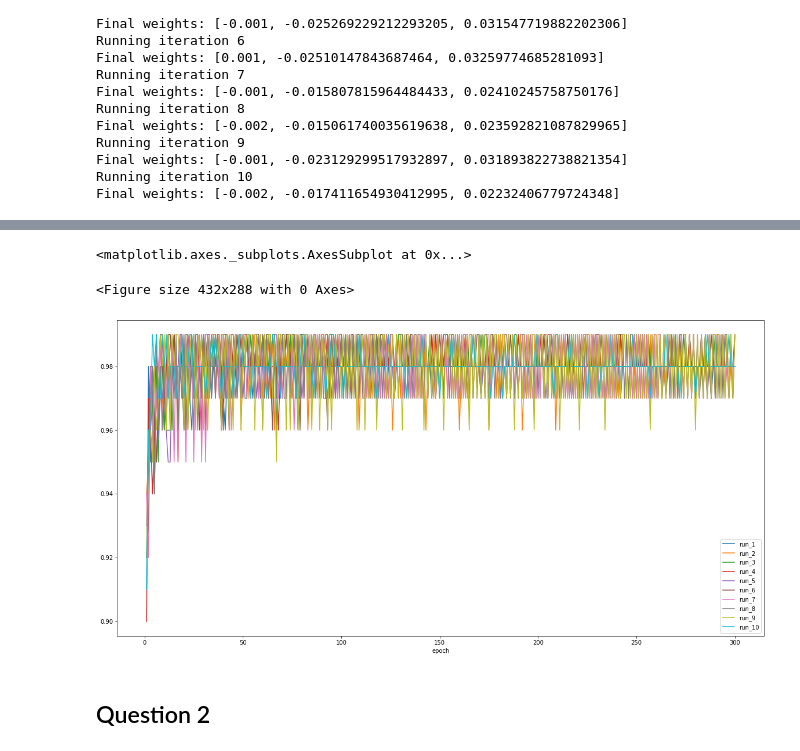
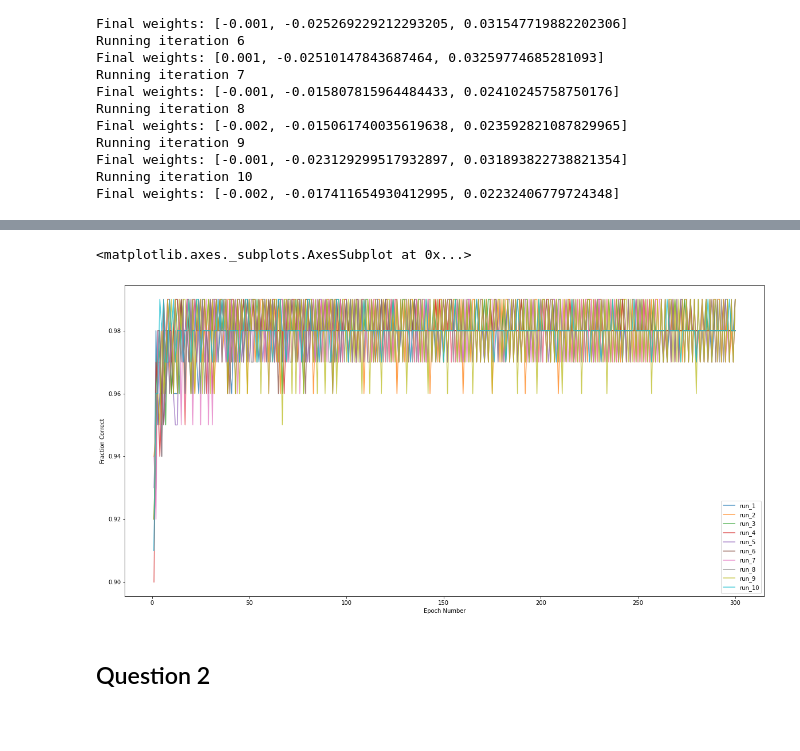
Before and after one commit to tanyarllrm/brains, a Jupyter notebook: Assignment1.ipynb, the cells around one changed output, grey strips where cells are left out. Cells and saved outputs as stored; diff of their text form; code cells hidden in the pictures; blank space fills up the shorter version.

```diff
--- a/Assignment1.ipynb
+++ b/Assignment1.ipynb
@@ -123,11 +125,10 @@ accuracy
 # %%
-plt.figure()
-accuracy.plot(x='epoch',y=['run_1','run_2','run_3','run_4','run_5',
-                          'run_6','run_7','run_8','run_9','run_10'],figsize=(20,10))
+accuracy.plot(x='epoch', y=['run_1','run_2','run_3','run_4','run_5',
+                            'run_6','run_7','run_8','run_9','run_10'],
+            figsize=(20,10), alpha=0.75, xlabel='Epoch Number', ylabel='Fraction Correct')
 # %% [output]
 <matplotlib.axes._subplots.AxesSubplot at 0x...>
-<Figure size 432x288 with 0 Axes>
-[figure, old version]
+[figure, new version]
 # %% [markdown]
 ## Question 2
 # %%
```
Also changed, not shown: parts of 13 cells of this notebook, 1 other file.
